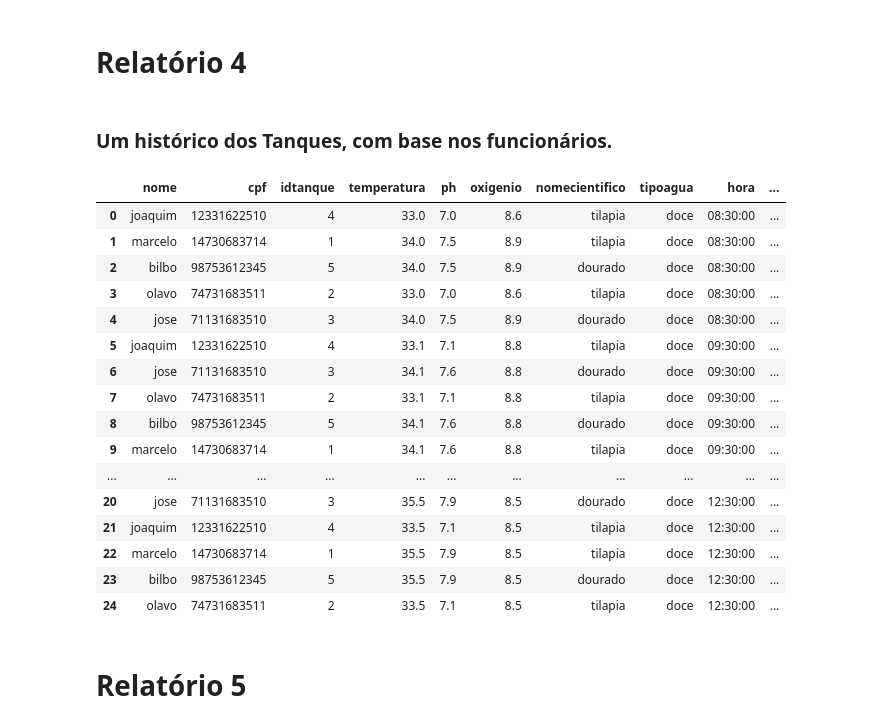
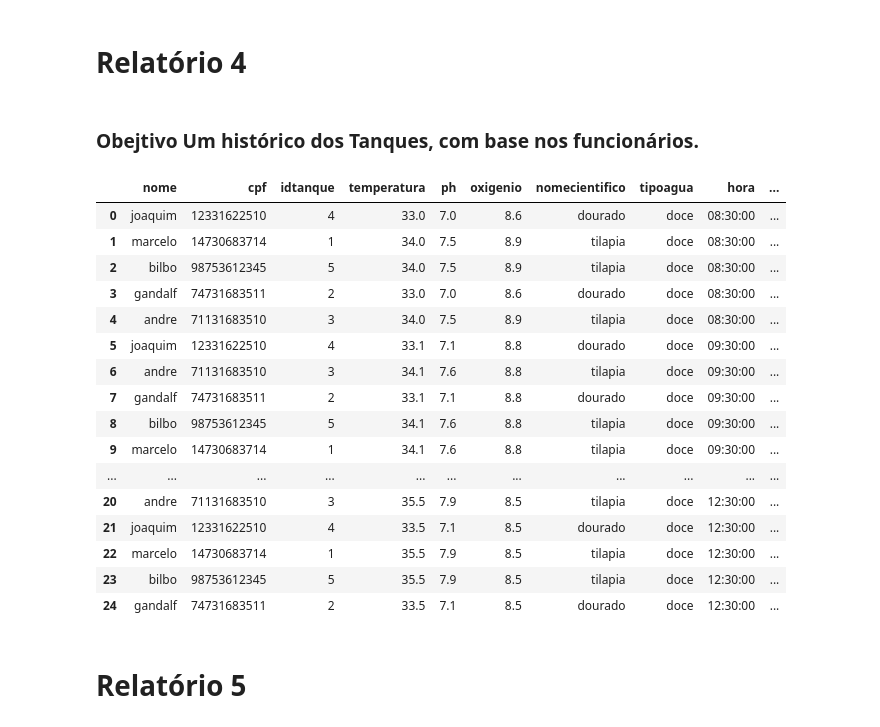
Before and after one commit to marcelogroup/trab01, a Jupyter notebook: relatorio/Relatorios.ipynb, the cells around one changed output. Saved outputs shown, nothing was run; the diff lists cells and outputs as text; code cells hidden in the pictures.

```diff
--- a/relatorio/Relatorios.ipynb
+++ b/relatorio/Relatorios.ipynb
@@ -72,0 +44,8 @@ sns.lineplot(data=data, palette="tab10", linewidth=3.5)
+# %%
+tanque = pd.read_sql_query("""
+                           select idtanque,nomecientifico,tipoagua from tanque
+                               inner join peixe on(tanque.fk_peixe_idpeixe=peixe.idpeixe)
+                               ;
+
+                          """,conn)
+tanque
@@ -77,8 +61,0 @@ sns.lineplot(data=data, palette="tab10", linewidth=3.5)
-# %%
-result = pd.read_sql_query("""
-                            select * from historicomedicao where fk_tanque_idtanque=2;
-                            """,conn)
-oxigenio=list(result['oxigenio'])
-dates  = ["08:30","09:30","10:30","11:30","12:30"]
-data = pd.DataFrame(tanque,dates, columns=["% oxigenio"] )
-sns.lineplot(data=data, palette="tab10", linewidth=3.5)
@@ -87,0 +64,7 @@ sns.lineplot(data=data, palette="tab10", linewidth=3.5)
+# %%
+tanque = pd.read_sql_query("""
+                           select * from tanque
+                               inner join peixe on(tanque.fk_peixe_idpeixe=peixe.idpeixe);
+
+                          """,conn)
+tanque
@@ -92,9 +80,0 @@ sns.lineplot(data=data, palette="tab10", linewidth=3.5)
-# %%
-result = pd.read_sql_query("""
-                            select * from historicomedicao historicomedicao where fk_tanque_idtanque=2;
-                            """,conn)
-
-temperatura=list(result['temperatura'])
-dates  = ["08:30","09:30","10:30","11:30","12:30"]
-data = pd.DataFrame(temperatura,dates, columns=["temp °c"] )
-sns.lineplot(data=data, palette="tab10", linewidth=3.5)
@@ -106,33 +101,34 @@ Alternativamente podemos aplicar estilos a tabela para melhor formatação usand
 # %% [markdown]
 # Relatório 4
 # %% [markdown]
-### Um histórico dos Tanques, com base nos funcionários.
+### Obejtivo Um histórico dos Tanques, com base nos funcionários.
 # %%
-result = pd.read_sql_query("""SELECT nome,cpf,idtanque, historicomedicao.temperatura,historicomedicao.ph,historicomedicao.oxigenio,nomecientifico,tipoagua,hora,data
+result = pd.read_sql_query("""SELECT nome,cpf,idtanque, medicao.temperatura,medicao.ph,medicao.oxigenio,nomecientifico,tipoagua,hora,data
                           FROM  funcionario inner join tanque on(tanque.idtanque=funcionario.fk_tanque_idtanque)
                           inner join peixe on (tanque.fk_peixe_idpeixe=peixe.idpeixe)
-                          inner join historicomedicao on (historicomedicao.fk_tanque_idtanque=tanque.idtanque)
+                          inner join medicao on (medicao.fk_tanque_idtanque=tanque.idtanque)
+                          where (fk_turno_idturno=1)
                           order by(hora,data);
                           """,conn);
 result
 # %% [output]
 |  | nome | cpf | idtanque | temperatura | ph | oxigenio | nomecientifico | tipoagua | hora | ... |
-| 0 | joaquim | 12331622510 | 4 | 33.0 | 7.0 | 8.6 | tilapia | doce | 08:30:00 | ... |
+| 0 | joaquim | 12331622510 | 4 | 33.0 | 7.0 | 8.6 | dourado | doce | 08:30:00 | ... |
 | 1 | marcelo | 14730683714 | 1 | 34.0 | 7.5 | 8.9 | tilapia | doce | 08:30:00 | ... |
-| 2 | bilbo | 98753612345 | 5 | 34.0 | 7.5 | 8.9 | dourado | doce | 08:30:00 | ... |
-| 3 | olavo | 74731683511 | 2 | 33.0 | 7.0 | 8.6 | tilapia | doce | 08:30:00 | ... |
-| 4 | jose | 71131683510 | 3 | 34.0 | 7.5 | 8.9 | dourado | doce | 08:30:00 | ... |
-| 5 | joaquim | 12331622510 | 4 | 33.1 | 7.1 | 8.8 | tilapia | doce | 09:30:00 | ... |
-| 6 | jose | 71131683510 | 3 | 34.1 | 7.6 | 8.8 | dourado | doce | 09:30:00 | ... |
-| 7 | olavo | 74731683511 | 2 | 33.1 | 7.1 | 8.8 | tilapia | doce | 09:30:00 | ... |
-| 8 | bilbo | 98753612345 | 5 | 34.1 | 7.6 | 8.8 | dourado | doce | 09:30:00 | ... |
+| 2 | bilbo | 98753612345 | 5 | 34.0 | 7.5 | 8.9 | tilapia | doce | 08:30:00 | ... |
+| 3 | gandalf | 74731683511 | 2 | 33.0 | 7.0 | 8.6 | dourado | doce | 08:30:00 | ... |
+| 4 | andre | 71131683510 | 3 | 34.0 | 7.5 | 8.9 | tilapia | doce | 08:30:00 | ... |
+| 5 | joaquim | 12331622510 | 4 | 33.1 | 7.1 | 8.8 | dourado | doce | 09:30:00 | ... |
+| 6 | andre | 71131683510 | 3 | 34.1 | 7.6 | 8.8 | tilapia | doce | 09:30:00 | ... |
+| 7 | gandalf | 74731683511 | 2 | 33.1 | 7.1 | 8.8 | dourado | doce | 09:30:00 | ... |
+| 8 | bilbo | 98753612345 | 5 | 34.1 | 7.6 | 8.8 | tilapia | doce | 09:30:00 | ... |
 | 9 | marcelo | 14730683714 | 1 | 34.1 | 7.6 | 8.8 | tilapia | doce | 09:30:00 | ... |
 | ... | ... | ... | ... | ... | ... | ... | ... | ... | ... | ... |
-| 20 | jose | 71131683510 | 3 | 35.5 | 7.9 | 8.5 | dourado | doce | 12:30:00 | ... |
-| 21 | joaquim | 12331622510 | 4 | 33.5 | 7.1 | 8.5 | tilapia | doce | 12:30:00 | ... |
+| 20 | andre | 71131683510 | 3 | 35.5 | 7.9 | 8.5 | tilapia | doce | 12:30:00 | ... |
+| 21 | joaquim | 12331622510 | 4 | 33.5 | 7.1 | 8.5 | dourado | doce | 12:30:00 | ... |
 | 22 | marcelo | 14730683714 | 1 | 35.5 | 7.9 | 8.5 | tilapia | doce | 12:30:00 | ... |
-| 23 | bilbo | 98753612345 | 5 | 35.5 | 7.9 | 8.5 | dourado | doce | 12:30:00 | ... |
-| 24 | olavo | 74731683511 | 2 | 33.5 | 7.1 | 8.5 | tilapia | doce | 12:30:00 | ... |
+| 23 | bilbo | 98753612345 | 5 | 35.5 | 7.9 | 8.5 | tilapia | doce | 12:30:00 | ... |
+| 24 | gandalf | 74731683511 | 2 | 33.5 | 7.1 | 8.5 | dourado | doce | 12:30:00 | ... |
 # %% [markdown]
 # Relatório 5
 # %% [markdown]
```
Also changed, not shown: parts of 16 cells of this notebook.
